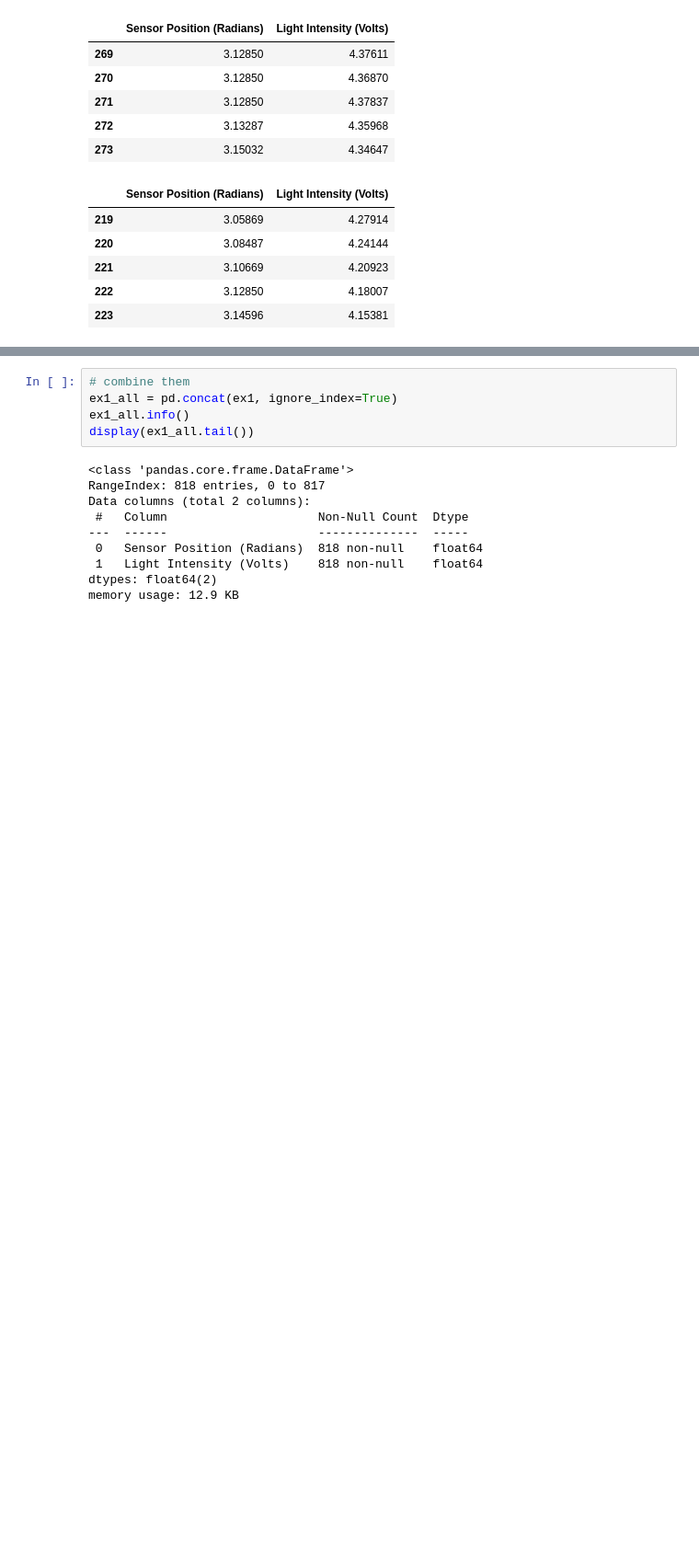
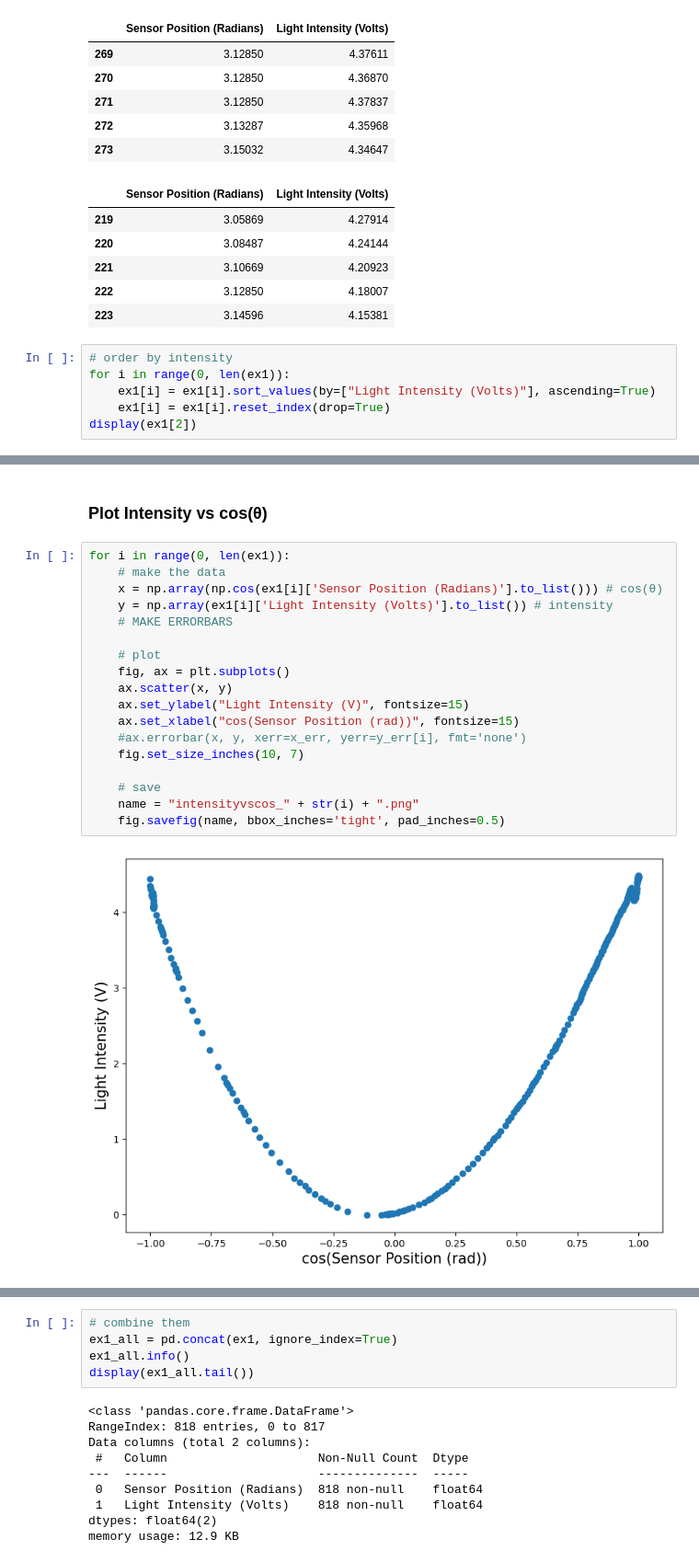
Before and after one commit to ijessicachen/PhysicsData, a Jupyter notebook: PHY294_PolarizationOfLight/MalusLaw.ipynb, the cells around one changed output, grey strips where cells are left out. Shown at 92% size. Cells and saved outputs as stored; diff of their text form; blank space fills up the shorter version.

Commit message:
first versions of malus law graphs done (no uncertainties)

```diff
--- a/PHY294_PolarizationOfLight/MalusLaw.ipynb
+++ b/PHY294_PolarizationOfLight/MalusLaw.ipynb
@@ -39,3 +39,9 @@ display(ex1[2].tail())
 | 221 | 3.10669 | 4.20923 |
 | 222 | 3.12850 | 4.18007 |
 | 223 | 3.14596 | 4.15381 |
+# %%
+# order by intensity
+for i in range(0, len(ex1)):
+    ex1[i] = ex1[i].sort_values(by=["Light Intensity (Volts)"], ascending=True)
+    ex1[i] = ex1[i].reset_index(drop=True)
+display(ex1[2])
@@ -41,0 +62,22 @@ display(ex1[2].tail())
+# %% [markdown]
+### Plot Intensity vs cos(θ)
+# %%
+for i in range(0, len(ex1)):
+    # make the data
+    x = np.array(np.cos(ex1[i]['Sensor Position (Radians)'].to_list())) # cos(θ)
+    y = np.array(ex1[i]['Light Intensity (Volts)'].to_list()) # intensity
+    # MAKE ERRORBARS
+
+    # plot
+    fig, ax = plt.subplots()
+    ax.scatter(x, y)
+    ax.set_ylabel("Light Intensity (V)", fontsize=15)
+    ax.set_xlabel("cos(Sensor Position (rad))", fontsize=15)
+    #ax.errorbar(x, y, xerr=x_err, yerr=y_err[i], fmt='none')
+    fig.set_size_inches(10, 7)
+
+    # save
+    name = "intensityvscos_" + str(i) + ".png"
+    fig.savefig(name, bbox_inches='tight', pad_inches=0.5)
+# %% [output]
+[figure, added]
```
Also changed, not shown: parts of 20 cells of this notebook, 16 other files.
